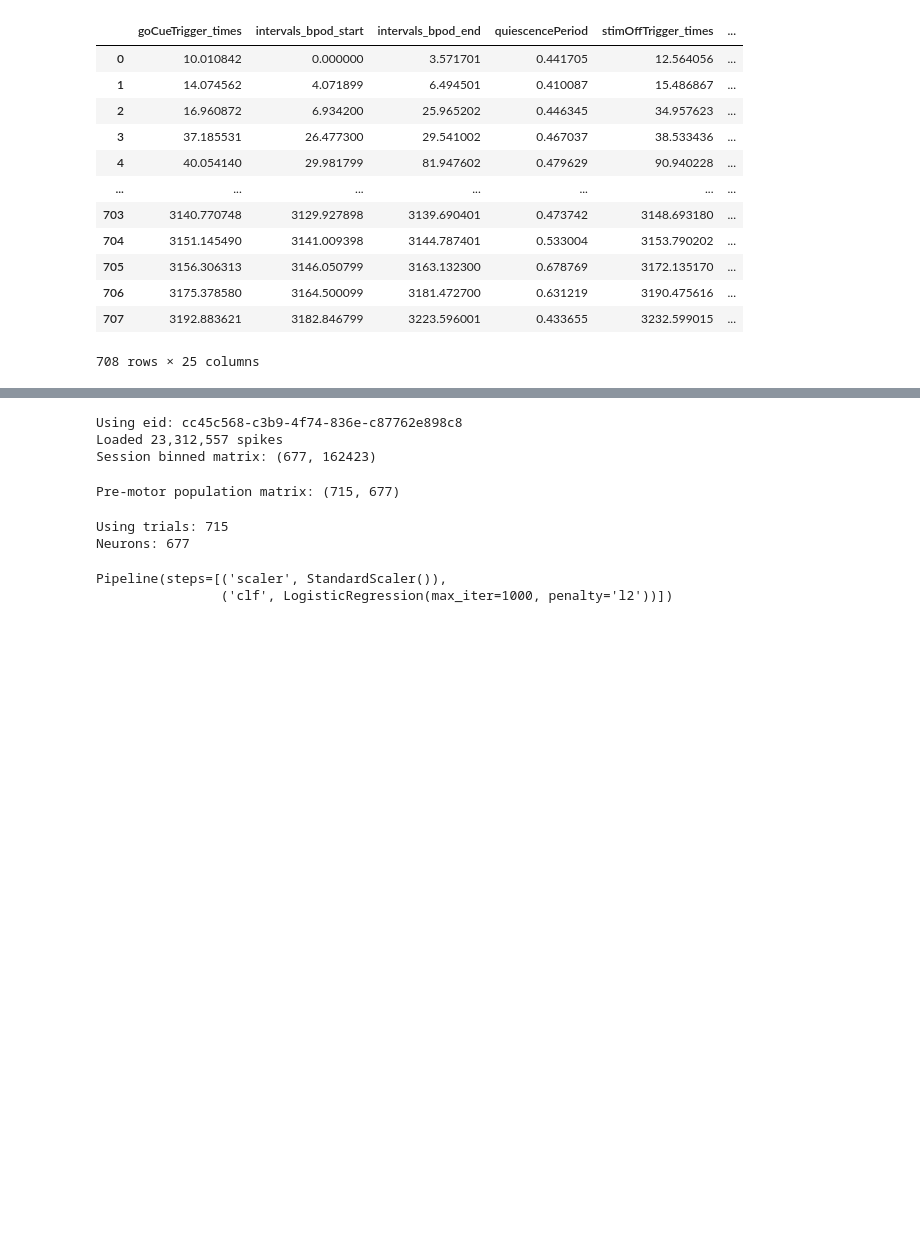
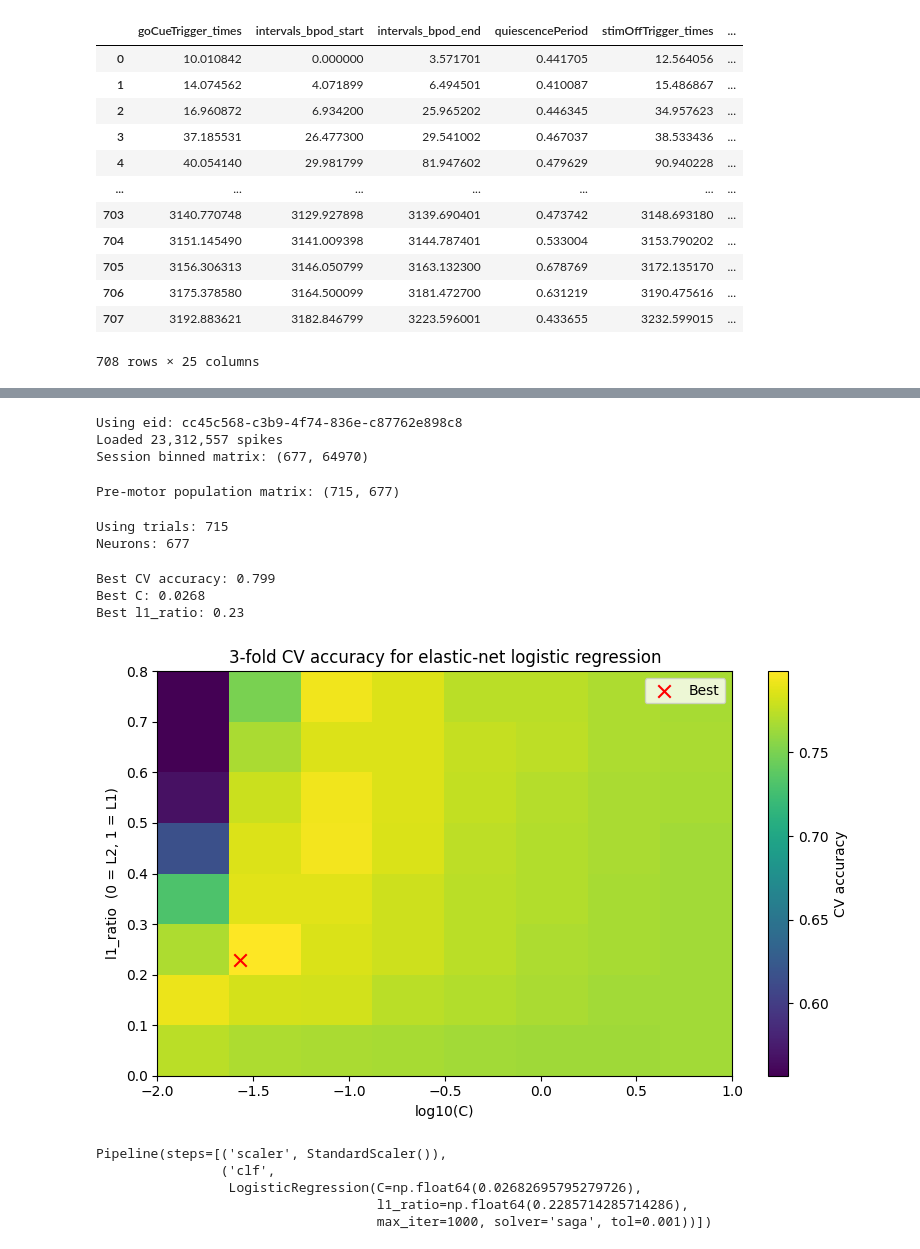
Before and after one commit to kbstafford/decisivetimes, a Jupyter notebook: jason/9_neural_dsi/pilot_analysis.ipynb, the cells around one changed output, grey strips where cells are left out. Cells and saved outputs as stored; diff of their text form; code cells hidden in the pictures; blank space fills up the shorter version.

```diff
--- a/jason/9_neural_dsi/pilot_analysis.ipynb
+++ b/jason/9_neural_dsi/pilot_analysis.ipynb
@@ -143,7 +135,7 @@ n_neurons = cluster_ids.size
 # Per-session binning
 # ------------------------------------------------------------
 
-bin_size = 0.02  # 20 ms
+bin_size = 0.05  # 50 ms
 
 counts, bin_edges, clu_ids = bincount2D(
     spike_times,
@@ -211,7 +203,7 @@ print("Pre-motor population matrix:", X_premotor.shape)
 # %% [output]
 Using eid: cc45c568-c3b9-4f74-836e-c87762e898c8
 Loaded 23,312,557 spikes
-Session binned matrix: (677, 162423)
+Session binned matrix: (677, 64970)
 Pre-motor population matrix: (715, 677)
 # %%
 from sklearn.linear_model import LogisticRegression
@@ -241,3 +269,48 @@ Neurons: 677
+# %%
+best_idx = np.unravel_index(np.argmax(acc_grid), acc_grid.shape)
+best_l1_ratio = l1_ratio_grid[best_idx[0]]
+best_C = C_grid[best_idx[1]]
+best_acc = acc_grid[best_idx]
+
+print(f"Best CV accuracy: {best_acc:.3f}")
+print(f"Best C: {best_C:.3g}")
+print(f"Best l1_ratio: {best_l1_ratio:.2f}")
+# %% [output]
+Best CV accuracy: 0.799
+Best C: 0.0268
+Best l1_ratio: 0.23
+# %%
+plt.figure(figsize=(8, 5))
+
+im = plt.imshow(
+    acc_grid,
+    aspect="auto",
+    origin="lower",
+    extent=[np.log10(C_grid[0]), np.log10(C_grid[-1]),
+            l1_ratio_grid[0], l1_ratio_grid[-1]],
+    cmap="viridis",
+)
+
+plt.colorbar(im, label="CV accuracy")
+
+# Mark optimum
+plt.scatter(
+    np.log10(best_C),
+    best_l1_ratio,
+    color="red",
+    s=80,
+    marker="x",
+    label="Best",
+)
+
+plt.xlabel("log10(C)")
+plt.ylabel("l1_ratio  (0 = L2, 1 = L1)")
+plt.title("3-fold CV accuracy for elastic-net logistic regression")
+plt.legend()
+plt.tight_layout()
+plt.show()
+# %% [output]
+[figure, added]
 # %%
 X_train, X_test, y_train, y_test, correct_train, correct_test = train_test_split(
     X, y, correct, test_size=0.1, random_state=0, stratify=y
@@ -246,15 +319,19 @@ X_train, X_test, y_train, y_test, correct_train, correct_test = train_test_split
 model = Pipeline([
     ("scaler", StandardScaler()),   # z-score neurons
     ("clf", LogisticRegression(
-        penalty="l2",
-        C=1.0,
-        solver="lbfgs",
+        solver="saga",
+        l1_ratio=best_l1_ratio,
+        C=best_C,
         max_iter=1000,
+        tol=1e-3,
     )),
 ])
 
 model.fit(X_train, y_train)
 # %% [output]
 Pipeline(steps=[('scaler', StandardScaler()),
-                ('clf', LogisticRegression(max_iter=1000, penalty='l2'))])
+                ('clf',
+                 LogisticRegression(C=np.float64(0.02682695795279726),
+                                    l1_ratio=np.float64(0.2285714285714286),
+                                    max_iter=1000, solver='saga', tol=0.001))])
 # %%
```
Also changed, not shown: parts of 9 cells of this notebook.
